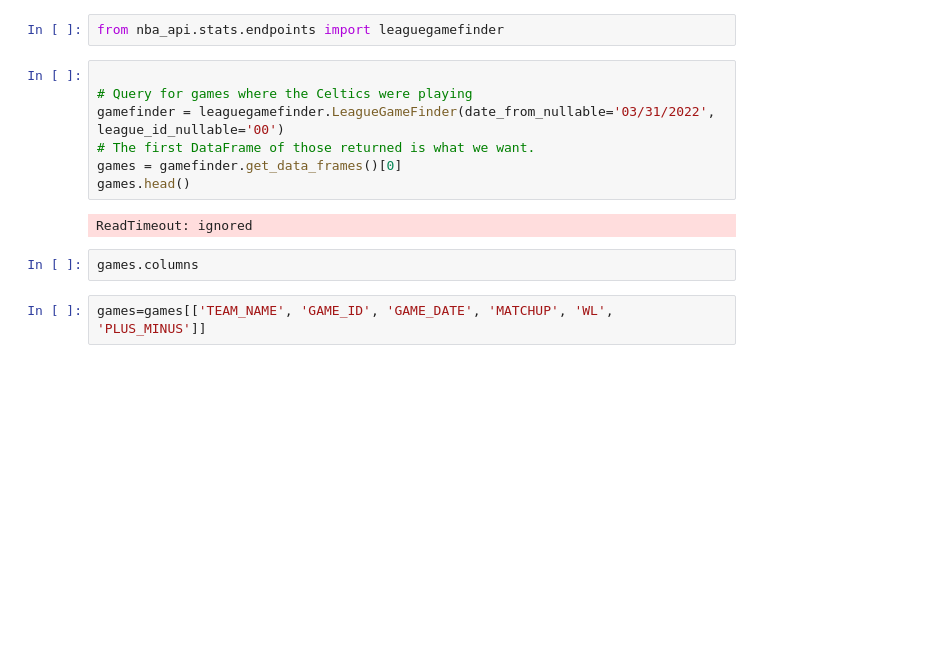
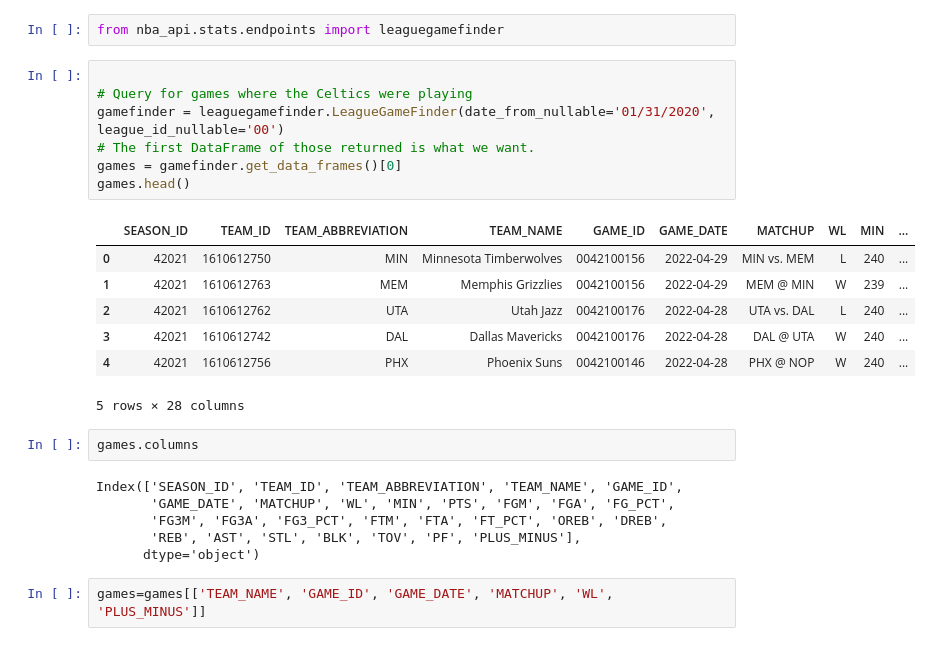
Before and after one commit to RicardoLelis/ds_nba, a Jupyter notebook: ds_nba.ipynb, the cells around one changed output. Saved outputs shown, nothing was run; the diff lists cells and outputs as text; blank space fills up the shorter version.

```diff
--- a/ds_nba.ipynb
+++ b/ds_nba.ipynb
@@ -22,14 +7,26 @@ from nba_api.stats.endpoints import leaguegamefinder
 # %%
 
 # Query for games where the Celtics were playing
-gamefinder = leaguegamefinder.LeagueGameFinder(date_from_nullable='03/31/2022', league_id_nullable='00')
+gamefinder = leaguegamefinder.LeagueGameFinder(date_from_nullable='01/31/2020', league_id_nullable='00')
 # The first DataFrame of those returned is what we want.
 games = gamefinder.get_data_frames()[0]
 games.head()
 # %% [output]
+|  | SEASON_ID | TEAM_ID | TEAM_ABBREVIATION | TEAM_NAME | GAME_ID | GAME_DATE | MATCHUP | WL | MIN | ... |
+| 0 | 42021 | 1610612750 | MIN | Minnesota Timberwolves | 0042100156 | 2022-04-29 | MIN vs. MEM | L | 240 | ... |
+| 1 | 42021 | 1610612763 | MEM | Memphis Grizzlies | 0042100156 | 2022-04-29 | MEM @ MIN | W | 239 | ... |
+| 2 | 42021 | 1610612762 | UTA | Utah Jazz | 0042100176 | 2022-04-28 | UTA vs. DAL | L | 240 | ... |
+| 3 | 42021 | 1610612742 | DAL | Dallas Mavericks | 0042100176 | 2022-04-28 | DAL @ UTA | W | 240 | ... |
+| 4 | 42021 | 1610612756 | PHX | Phoenix Suns | 0042100146 | 2022-04-28 | PHX @ NOP | W | 240 | ... |
-ReadTimeout: ignored
+5 rows × 28 columns
 # %%
 games.columns
+# %% [output]
+Index(['SEASON_ID', 'TEAM_ID', 'TEAM_ABBREVIATION', 'TEAM_NAME', 'GAME_ID',
+       'GAME_DATE', 'MATCHUP', 'WL', 'MIN', 'PTS', 'FGM', 'FGA', 'FG_PCT',
+       'FG3M', 'FG3A', 'FG3_PCT', 'FTM', 'FTA', 'FT_PCT', 'OREB', 'DREB',
+       'REB', 'AST', 'STL', 'BLK', 'TOV', 'PF', 'PLUS_MINUS'],
+      dtype='object')
 # %%
 games=games[['TEAM_NAME', 'GAME_ID', 'GAME_DATE', 'MATCHUP', 'WL', 'PLUS_MINUS']]
 # %%
```
Also changed, not shown: parts of 32 cells of this notebook, 2 other files.
